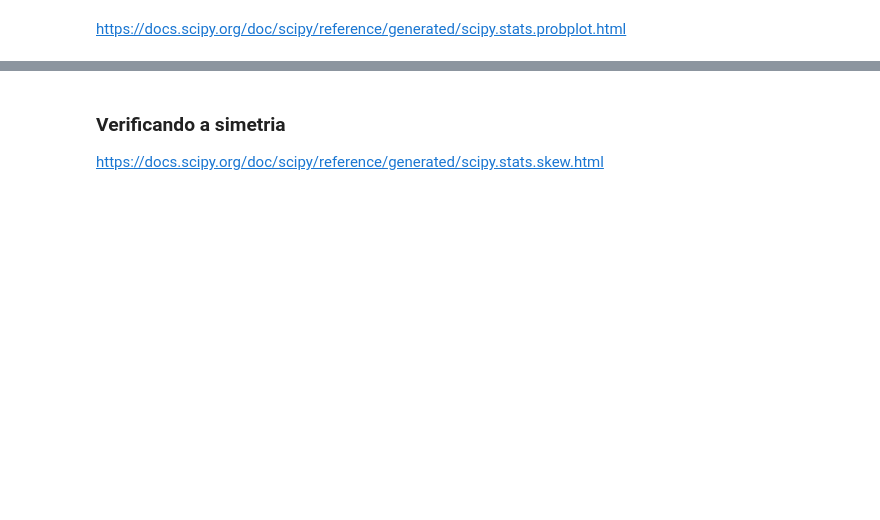
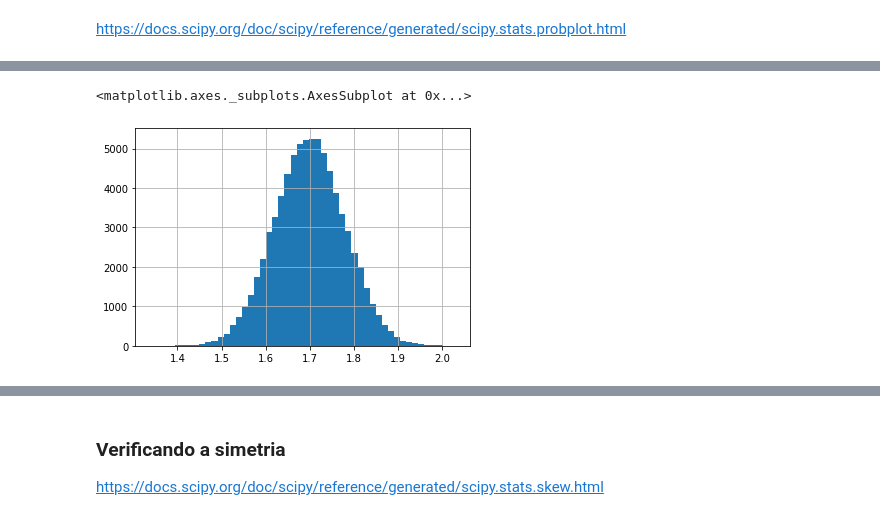
Before and after one commit to Daniel-ASG/Course_Classes, a Jupyter notebook: Curso_de_Estatística_Parte_4.ipynb, the cells around one changed output, grey strips where cells are left out. Cells and saved outputs as stored; diff of their text form; code cells hidden in the pictures; blank space fills up the shorter version.

```diff
--- a/Curso_de_Estatística_Parte_4.ipynb
+++ b/Curso_de_Estatística_Parte_4.ipynb
@@ -1348,0 +1386,5 @@ https://docs.scipy.org/doc/scipy/reference/generated/scipy.stats.probplot.html
+# %%
+dados.Altura.hist(bins=50)
+# %% [output]
+<matplotlib.axes._subplots.AxesSubplot at 0x...>
+[figure, added]
```
Also changed, not shown: parts of 16 cells of this notebook.
